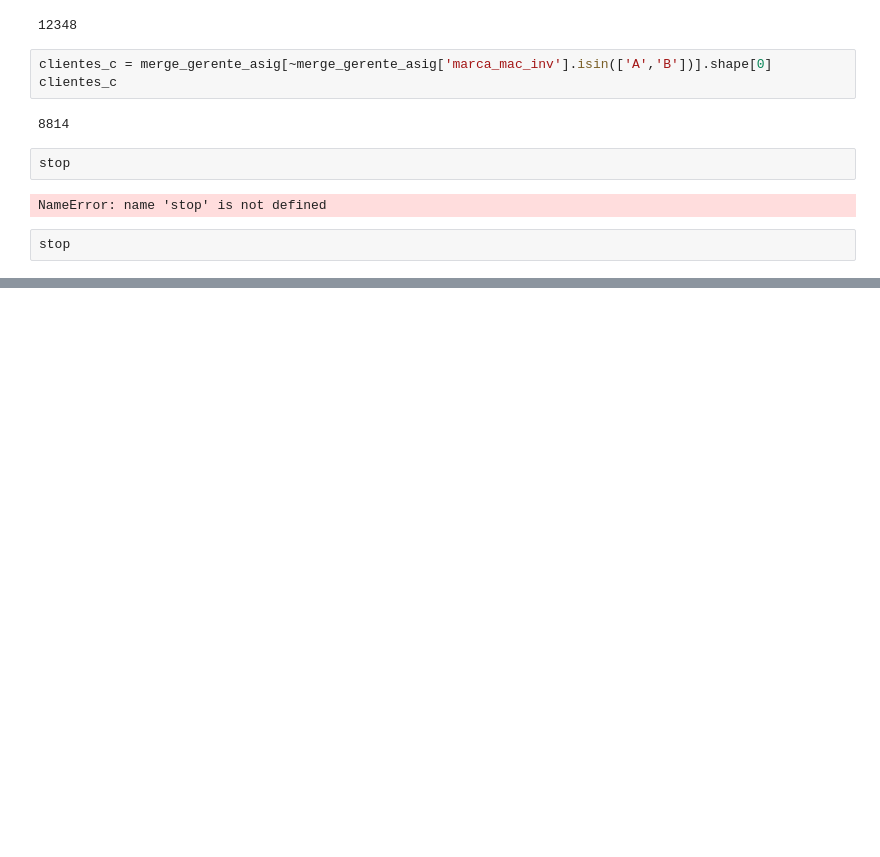
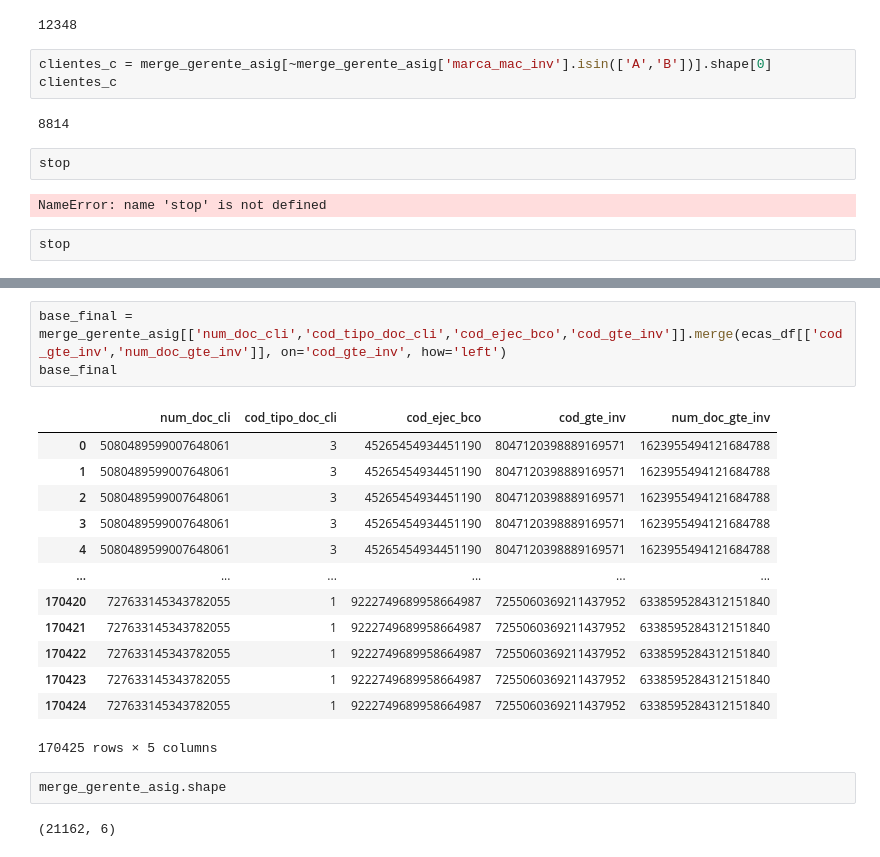
Before and after one commit to Arley6mith/bcol_prueba_2025, a Jupyter notebook: notebooks/optimize.ipynb, the cells around one changed output, grey strips where cells are left out. Saved outputs shown, nothing was run; the diff lists cells and outputs as text; blank space fills up the shorter version.

```diff
--- a/notebooks/optimize.ipynb
+++ b/notebooks/optimize.ipynb
@@ -560,0 +580,21 @@ array(['SUR', 'ANTIOQUIA', 'CENTRO', 'CARIBE', 'BOGOTÁ'], dtype=object)
+# %%
+base_final = merge_gerente_asig[['num_doc_cli','cod_tipo_doc_cli','cod_ejec_bco','cod_gte_inv']].merge(ecas_df[['cod_gte_inv','num_doc_gte_inv']], on='cod_gte_inv', how='left')
+base_final
+# %% [output]
+|  | num_doc_cli | cod_tipo_doc_cli | cod_ejec_bco | cod_gte_inv | num_doc_gte_inv |
+| 0 | 5080489599007648061 | 3 | 45265454934451190 | 8047120398889169571 | 1623955494121684788 |
+| 1 | 5080489599007648061 | 3 | 45265454934451190 | 8047120398889169571 | 1623955494121684788 |
+| 2 | 5080489599007648061 | 3 | 45265454934451190 | 8047120398889169571 | 1623955494121684788 |
+| 3 | 5080489599007648061 | 3 | 45265454934451190 | 8047120398889169571 | 1623955494121684788 |
+| 4 | 5080489599007648061 | 3 | 45265454934451190 | 8047120398889169571 | 1623955494121684788 |
+| ... | ... | ... | ... | ... | ... |
+| 170420 | 727633145343782055 | 1 | 9222749689958664987 | 7255060369211437952 | 6338595284312151840 |
+| 170421 | 727633145343782055 | 1 | 9222749689958664987 | 7255060369211437952 | 6338595284312151840 |
+| 170422 | 727633145343782055 | 1 | 9222749689958664987 | 7255060369211437952 | 6338595284312151840 |
+| 170423 | 727633145343782055 | 1 | 9222749689958664987 | 7255060369211437952 | 6338595284312151840 |
+| 170424 | 727633145343782055 | 1 | 9222749689958664987 | 7255060369211437952 | 6338595284312151840 |
+170425 rows × 5 columns
+# %%
+merge_gerente_asig.shape
+# %% [output]
+(21162, 6)
```
Also changed, not shown: parts of 6 cells of this notebook, 3 other files.
